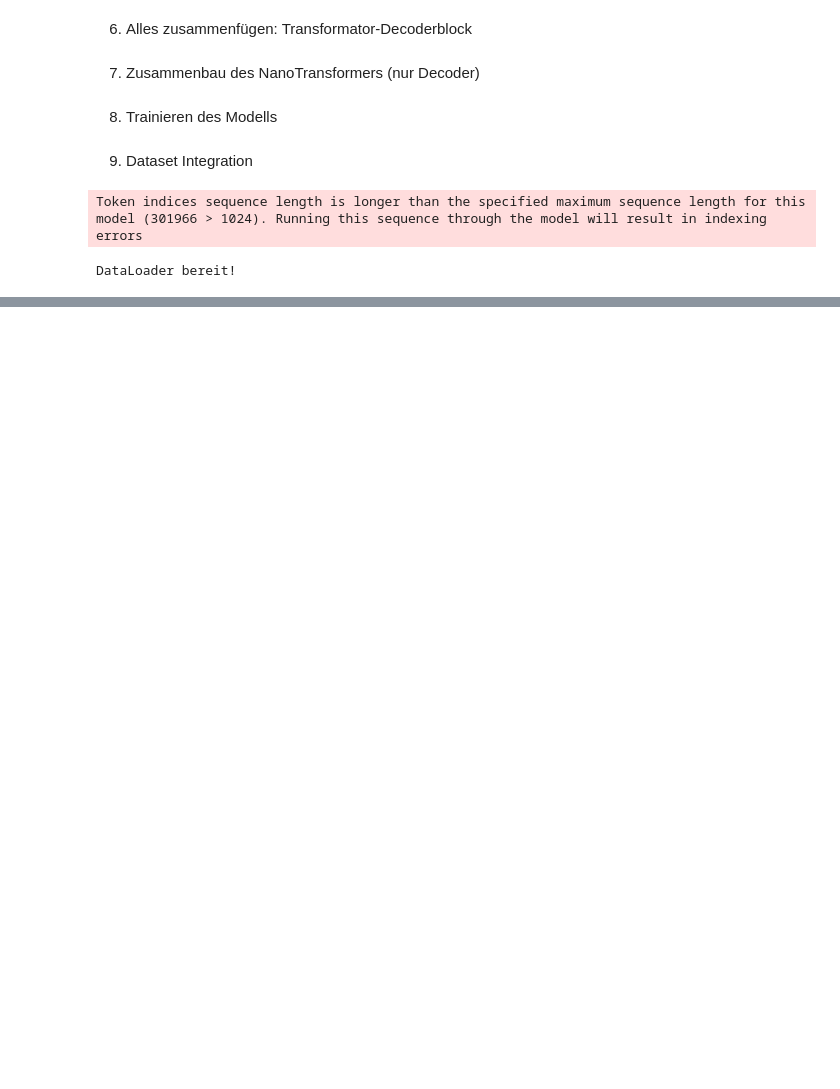
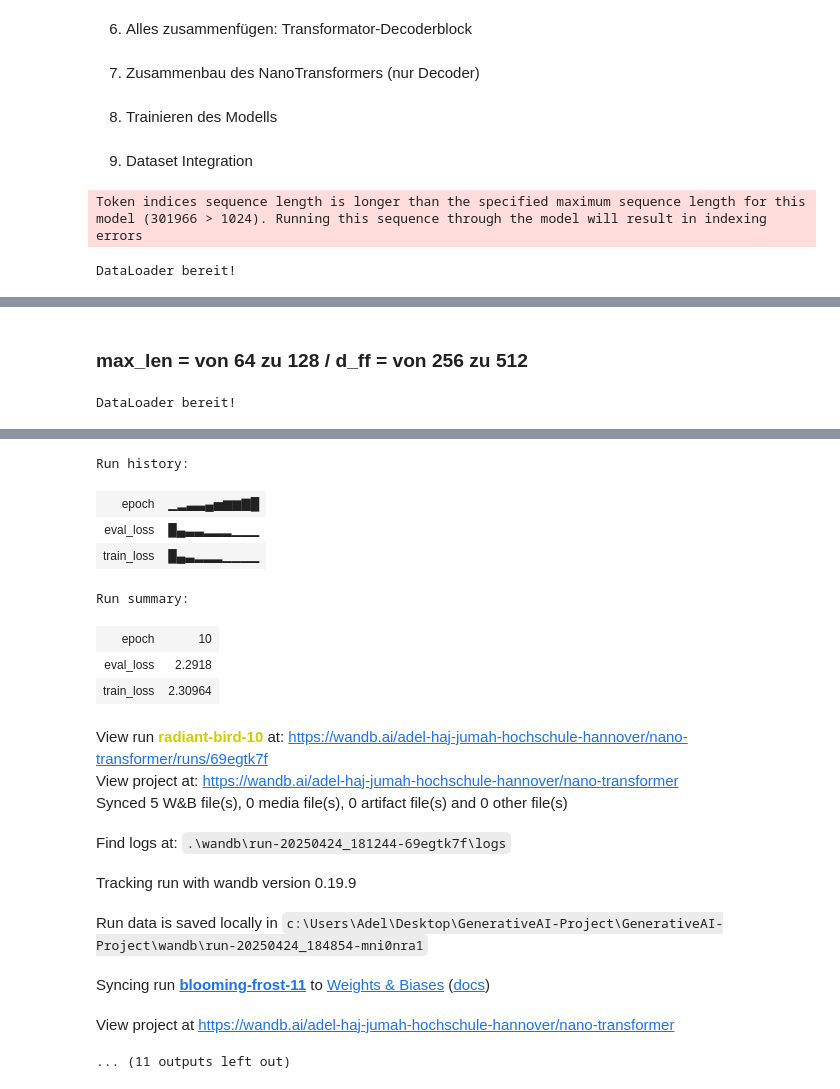
Before and after one commit to hussamalafandi/GenerativeAI-Project, a Jupyter notebook: GenerativeAI_Projekt.ipynb, the cells around one changed output, grey strips where cells are left out. Drawn from its saved outputs; the diff is of its cells as text; code cells hidden in the pictures; blank space fills up the shorter version.

```diff
--- a/GenerativeAI_Projekt.ipynb
+++ b/GenerativeAI_Projekt.ipynb
@@ -244,0 +581,24 @@ View run at https://wandb.ai/adel-haj-jumah-hochschule-hannover/nano-transformer
+# %% [markdown]
+### max_len = von 64 zu 128 / d_ff = von 256 zu 512
+# %%
+# Erstellen eines Evaluationsdatensatzes (z.B. indem wir die ersten 20% des Datensatzes verwenden)
+eval_dataset = TextDataset(tokens[dataset.seq_len:], seq_len)  # Hier könnten auch speziellere Evaluierungsdaten genutzt werden
+eval_dataloader = DataLoader(eval_dataset, batch_size=batch_size, shuffle=False)
+
+print("DataLoader bereit!")
+
+# Modell konfigurieren
+vocab_size = tokenizer.vocab_size
+d_model = 32
+n_heads = 4
+d_ff = 512
+max_len = 128
+num_layers = 2
+
+model = NanoTransformer(vocab_size, d_model, n_heads, d_ff, max_len, num_layers)
+
+# Training starten
+device = torch.device("cuda" if torch.cuda.is_available() else "cpu")
+train(model, train_dataloader, eval_dataloader, vocab_size, device, epochs=10, lr=3e-3)
+# %% [output]
+DataLoader bereit!
@@ -244,0 +606,17 @@ View run at https://wandb.ai/adel-haj-jumah-hochschule-hannover/nano-transformer
+Run history:
+| epoch | ▁▂▃▃▄▅▆▆▇█ |
+| eval_loss | █▄▃▃▂▂▂▁▁▁ |
+| train_loss | █▄▃▂▂▂▁▁▁▁ |
+Run summary:
+| epoch | 10 |
+| eval_loss | 2.2918 |
+| train_loss | 2.30964 |
+View run radiant-bird-10 at: https://wandb.ai/adel-haj-jumah-hochschule-hannover/nano-transformer/runs/69egtk7f
+View project at: https://wandb.ai/adel-haj-jumah-hochschule-hannover/nano-transformer
+Synced 5 W&B file(s), 0 media file(s), 0 artifact file(s) and 0 other file(s)
+Find logs at: .\wandb\run-20250424_181244-69egtk7f\logs
+Tracking run with wandb version 0.19.9
+Run data is saved locally in c:\Users\Adel\Desktop\GenerativeAI-Project\GenerativeAI-Project\wandb\run-20250424_184854-mni0nra1
+Syncing run blooming-frost-11 to Weights & Biases (docs)
+View project at https://wandb.ai/adel-haj-jumah-hochschule-hannover/nano-transformer
+... (11 outputs left out)
```
Also changed, not shown: parts of 17 cells of this notebook.
